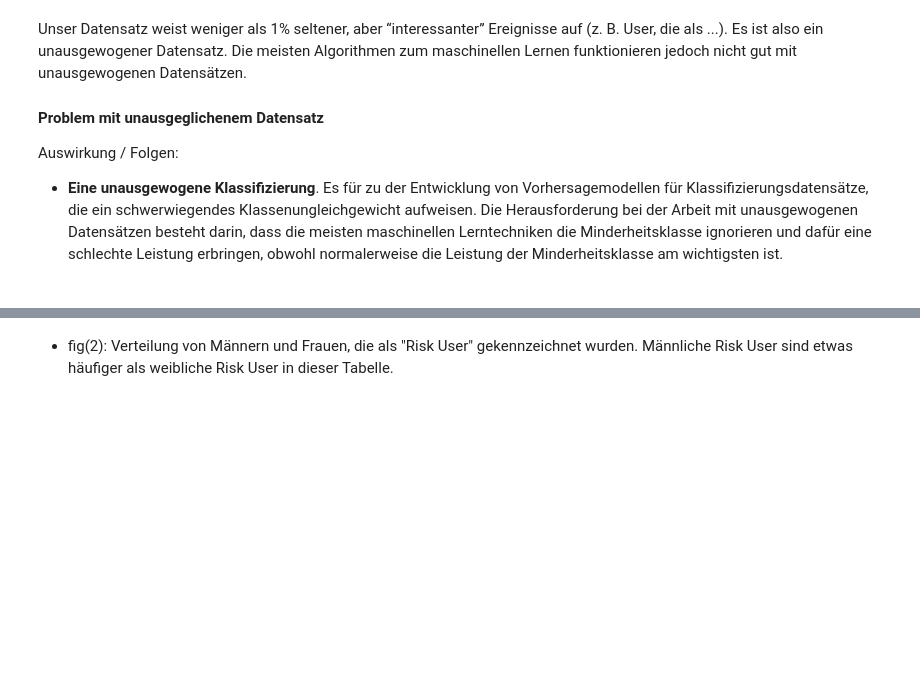
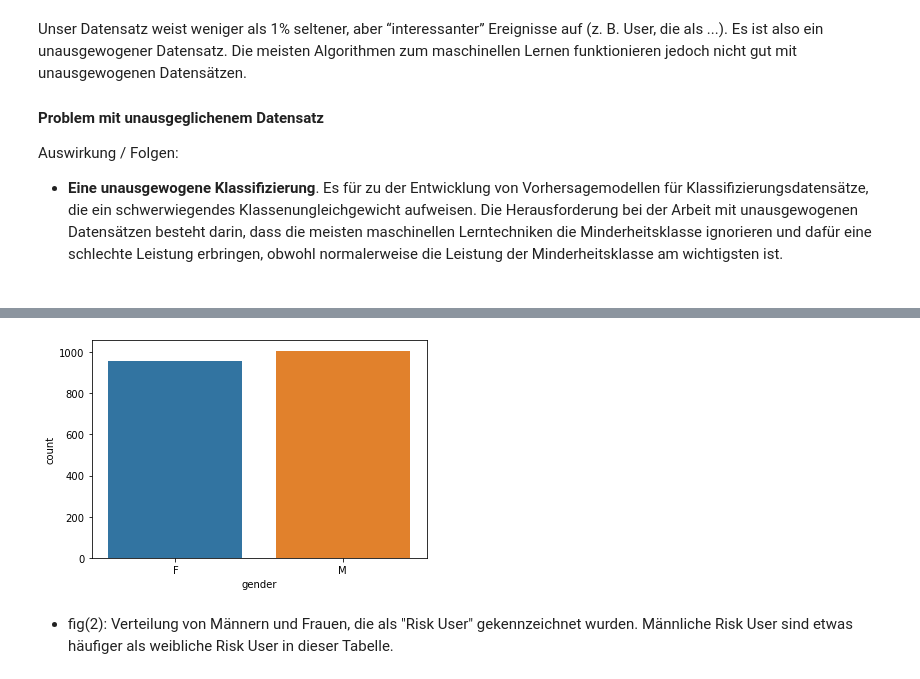
Before and after one commit to yassdenn/cca, a Jupyter notebook: MAIN.ipynb, the cells around one changed output, grey strips where cells are left out. Saved outputs shown, nothing was run; the diff lists cells and outputs as text; code cells hidden in the pictures; blank space fills up the shorter version.

```diff
--- a/MAIN.ipynb
+++ b/MAIN.ipynb
@@ -289,3 +243,7 @@ fig
+# %%
+gender_plot_risk = sns.countplot(x='gender',data=risk_user)
+# %% [output]
+[figure, added]
 # %% [markdown]
 - fig(2): Verteilung von Männern und Frauen, die als "Risk User" gekennzeichnet wurden. Männliche Risk User sind etwas häufiger als weibliche Risk User in dieser Tabelle.
 # %%
```
Also changed, not shown: parts of 51 cells of this notebook.
